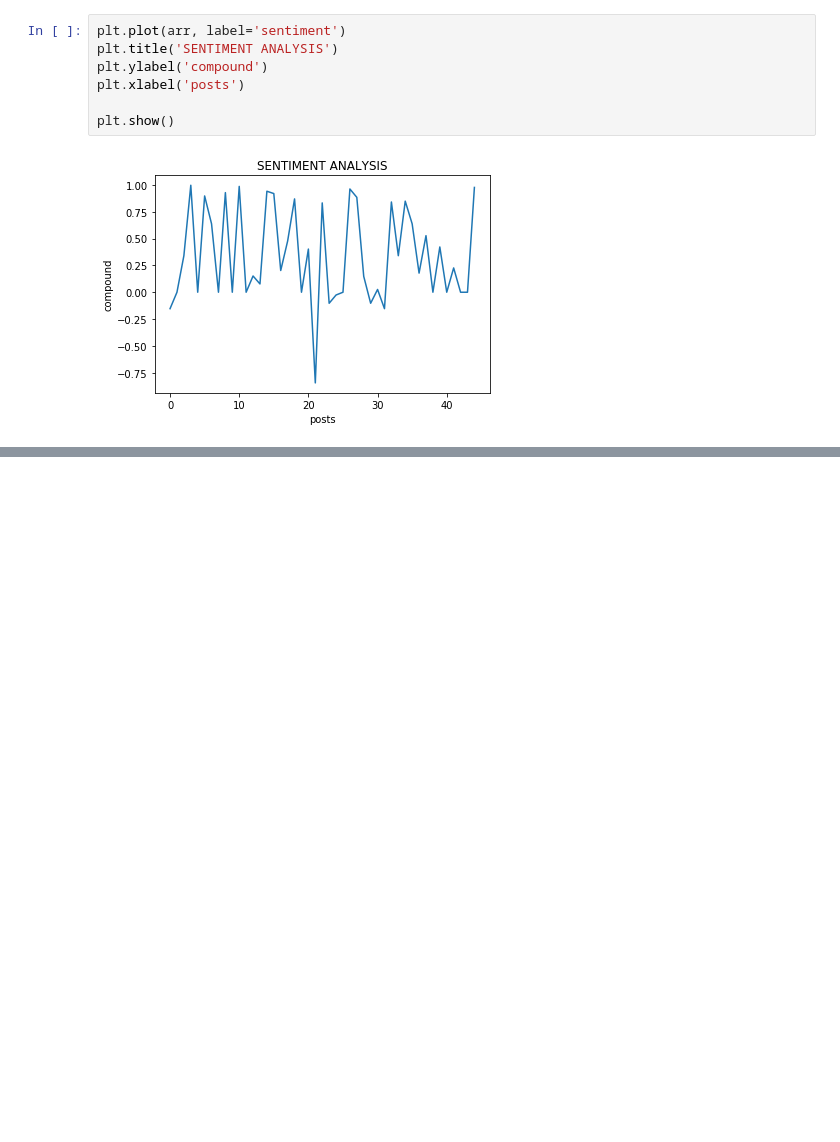
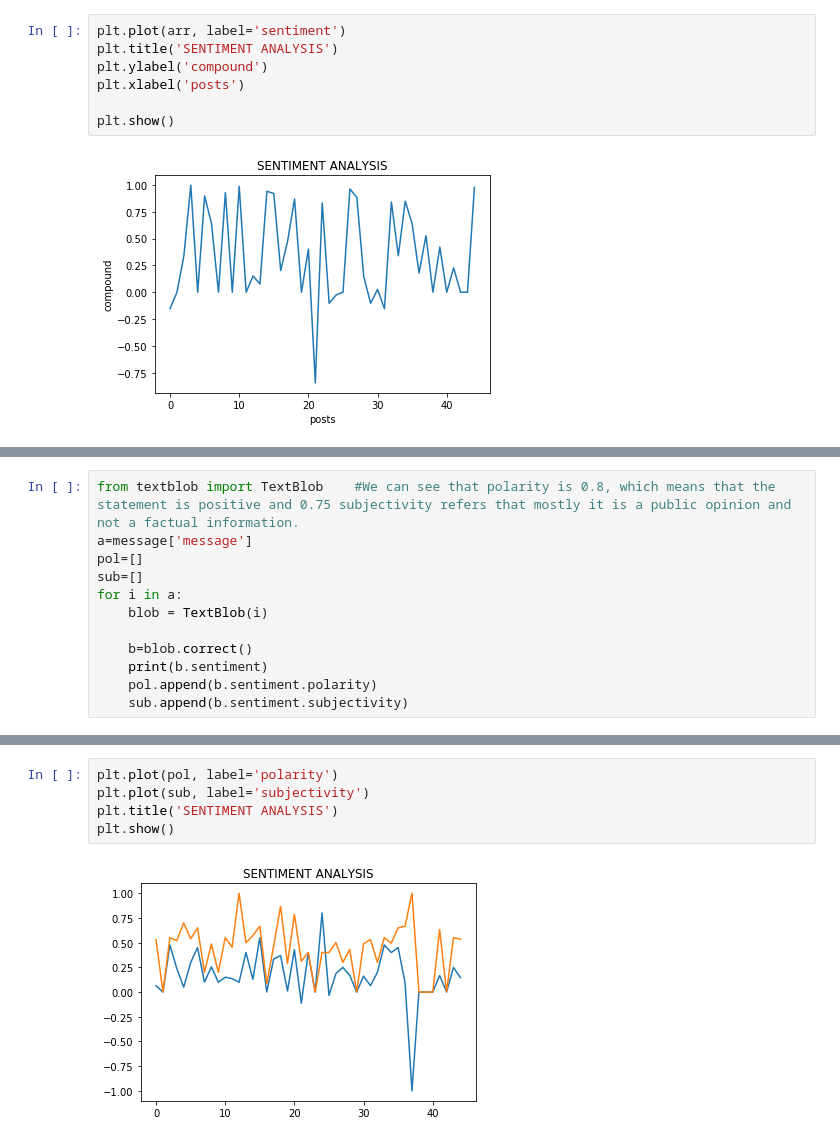
Before and after one commit to niladribit69/FB_Sentiment_Analysis, a Jupyter notebook: FB_SENTIMENT_ANALYSIS.ipynb, the cells around one changed output, grey strips where cells are left out. Drawn from its saved outputs; the diff is of its cells as text; blank space fills up the shorter version.

```diff
--- a/FB_SENTIMENT_ANALYSIS.ipynb
+++ b/FB_SENTIMENT_ANALYSIS.ipynb
@@ -287,0 +290,12 @@ plt.show()
+# %%
+from textblob import TextBlob    #We can see that polarity is 0.8, which means that the statement is positive and 0.75 subjectivity refers that mostly it is a public opinion and not a factual information.
+a=message['message']
+pol=[]
+sub=[]
+for i in a:
+    blob = TextBlob(i)
+
+    b=blob.correct()
+    print(b.sentiment)
+    pol.append(b.sentiment.polarity)
+    sub.append(b.sentiment.subjectivity)
@@ -287,0 +320,7 @@ plt.show()
+# %%
+plt.plot(pol, label='polarity')
+plt.plot(sub, label='subjectivity')
+plt.title('SENTIMENT ANALYSIS')
+plt.show()
+# %% [output]
+[figure, added]
```
Also changed, not shown: parts of 2 cells of this notebook.
